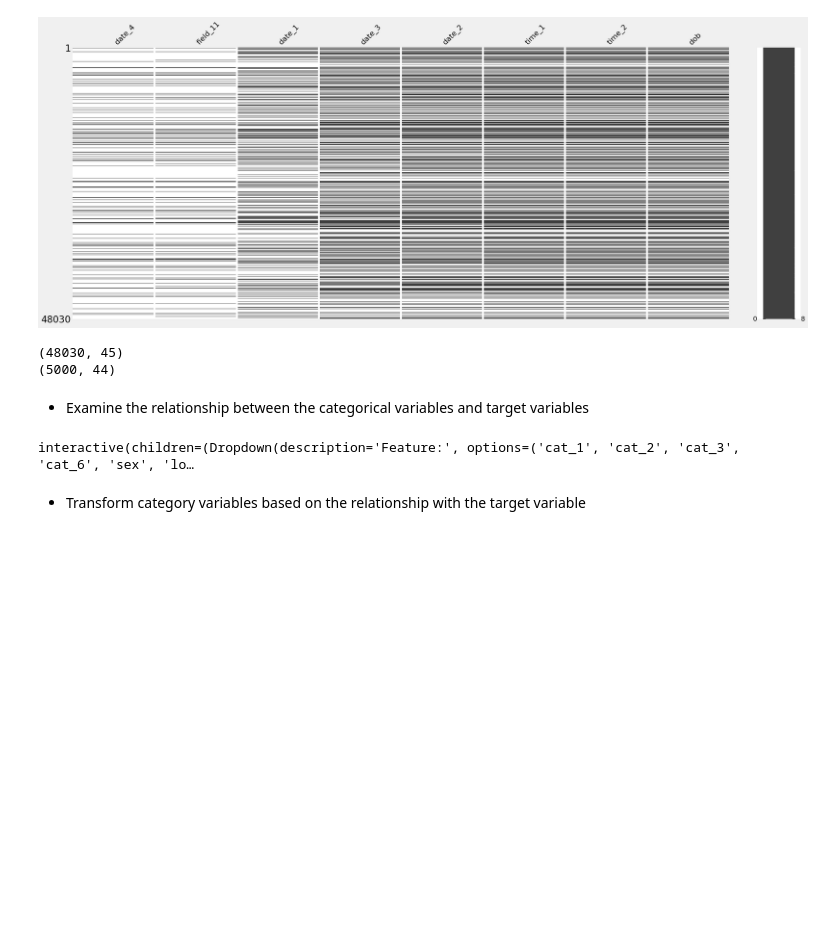
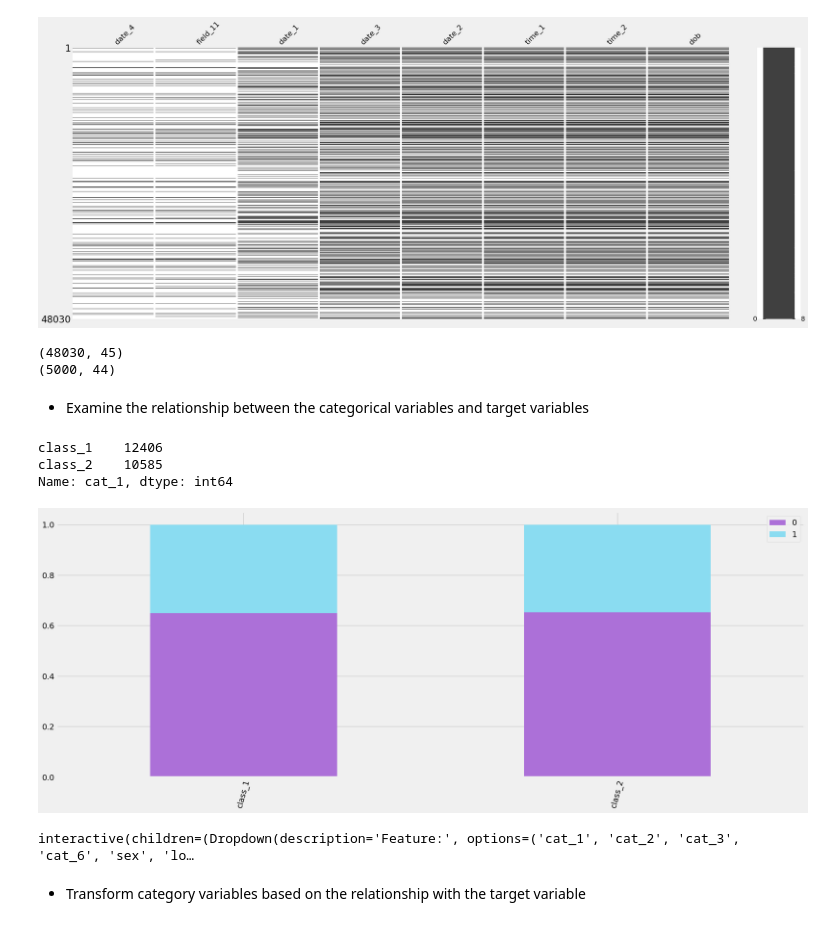
Before and after one commit to dribblewithclong/Attacker-2022, a Jupyter notebook: 1_eda_cleaning.ipynb, the cells around one changed output. Saved outputs shown, nothing was run; the diff lists cells and outputs as text; code cells hidden in the pictures; blank space fills up the shorter version.

```diff
--- a/1_eda_cleaning.ipynb
+++ b/1_eda_cleaning.ipynb
@@ -267,24 +267,28 @@ print(test_df.shape)
 # %%
 features = widgets.Dropdown(
     options= train_df.select_dtypes('object').columns,
     value='cat_1',
     description='Feature:',
 )
 def category_relationship_target(column):
     category_list = []
     data = train_df.copy()
     for i in data[column].value_counts().head(30).index:
         category_list.append(data[data[column] == i]['label'].value_counts(normalize=True).sort_index().to_list())
     df_plot = pd.DataFrame(category_list,index=data[column].value_counts().head(30).index).fillna(0)
-    df_plot.plot(kind='bar',stacked=True,figsize=(21,8),rot=75)
+    df_plot.plot(kind='bar',stacked=True,figsize=(21,8),rot=75,color=['#ac70d8','#8adcf1'])
 
     print(data[column].value_counts().head(30))
 
     return plt.show()
 
 interactive(category_relationship_target,column=features)
 # %% [output]
-interactive(children=(Dropdown(description='Feature:', options=('cat_1', 'cat_2', 'cat_3', 'cat_6', 'sex', 'lo…
+class_1    12406
+class_2    10585
+Name: cat_1, dtype: int64
+[figure, added]
+interactive(children=(Dropdown(description='Feature:', options=('cat_1', 'cat_2', 'cat_3', 'cat_6', 'sex', 'lo…
 # %%
 # Remove category variables have unclear relationship with the target variable
 train_df.drop(['cat_1','cat_2','cat_7','cat_9','sex'],axis=1,inplace=True)
```
Also changed, not shown: parts of 4 cells of this notebook, 1 other file.
